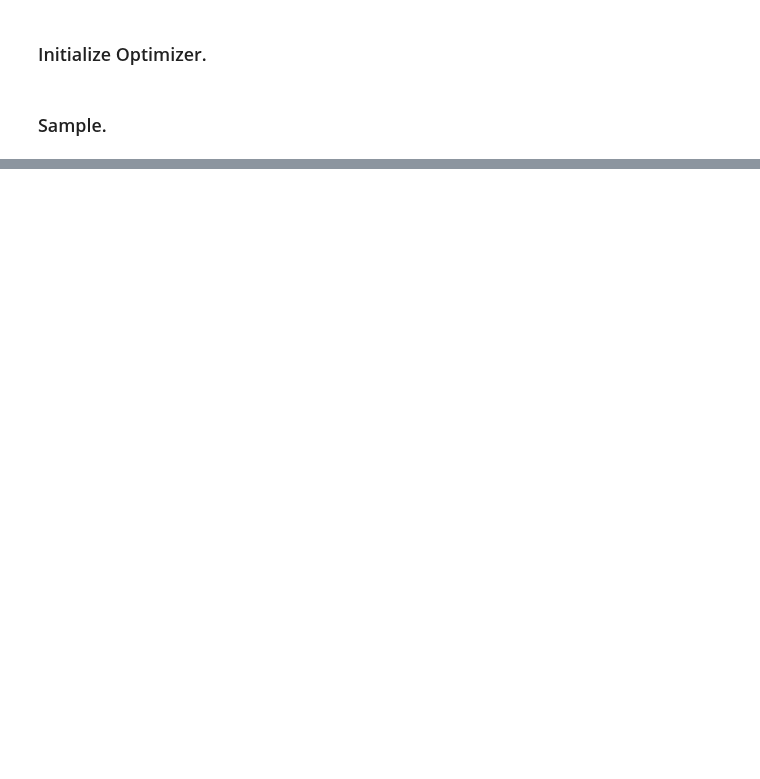
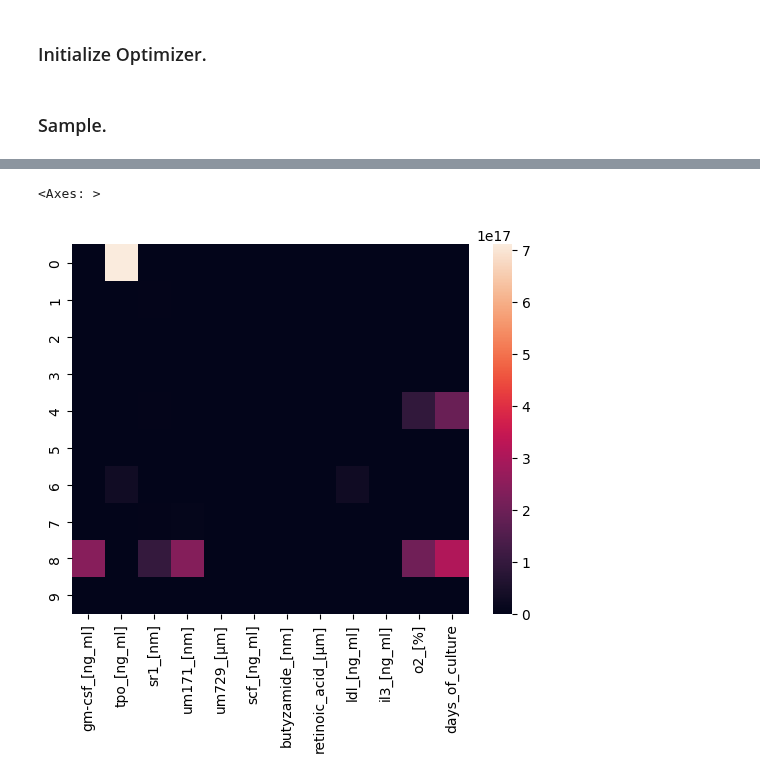
Before and after one commit to theislab/LabCompass-reproducibility, a Jupyter notebook: inverse/loss_guidance/notebooks/compare_gradient_descent/try_gradient_descent.ipynb, the cells around one changed output, grey strips where cells are left out. Cells and saved outputs as stored; diff of their text form; code cells hidden in the pictures; blank space fills up the shorter version.

```diff
--- a/inverse/loss_guidance/notebooks/compare_gradient_descent/try_gradient_descent.ipynb
+++ b/inverse/loss_guidance/notebooks/compare_gradient_descent/try_gradient_descent.ipynb
@@ -300,0 +358,2 @@ OutOfMemoryError: CUDA out of memory. Tried to allocate 20.00 MiB. GPU 0 has a t
+# %%
+x1_hat = x1_samples[-1].detach().cpu().numpy()
@@ -300,0 +370,9 @@ OutOfMemoryError: CUDA out of memory. Tried to allocate 20.00 MiB. GPU 0 has a t
+# %%
+x1_hat = np.maximum(x1_hat, 0)
+sns.heatmap(
+    x1_hat,
+    xticklabels=protocol_cols
+)
+# %% [output]
+<Axes: >
+[figure, added]
```
Also changed, not shown: parts of 25 cells of this notebook, 5 other files.
